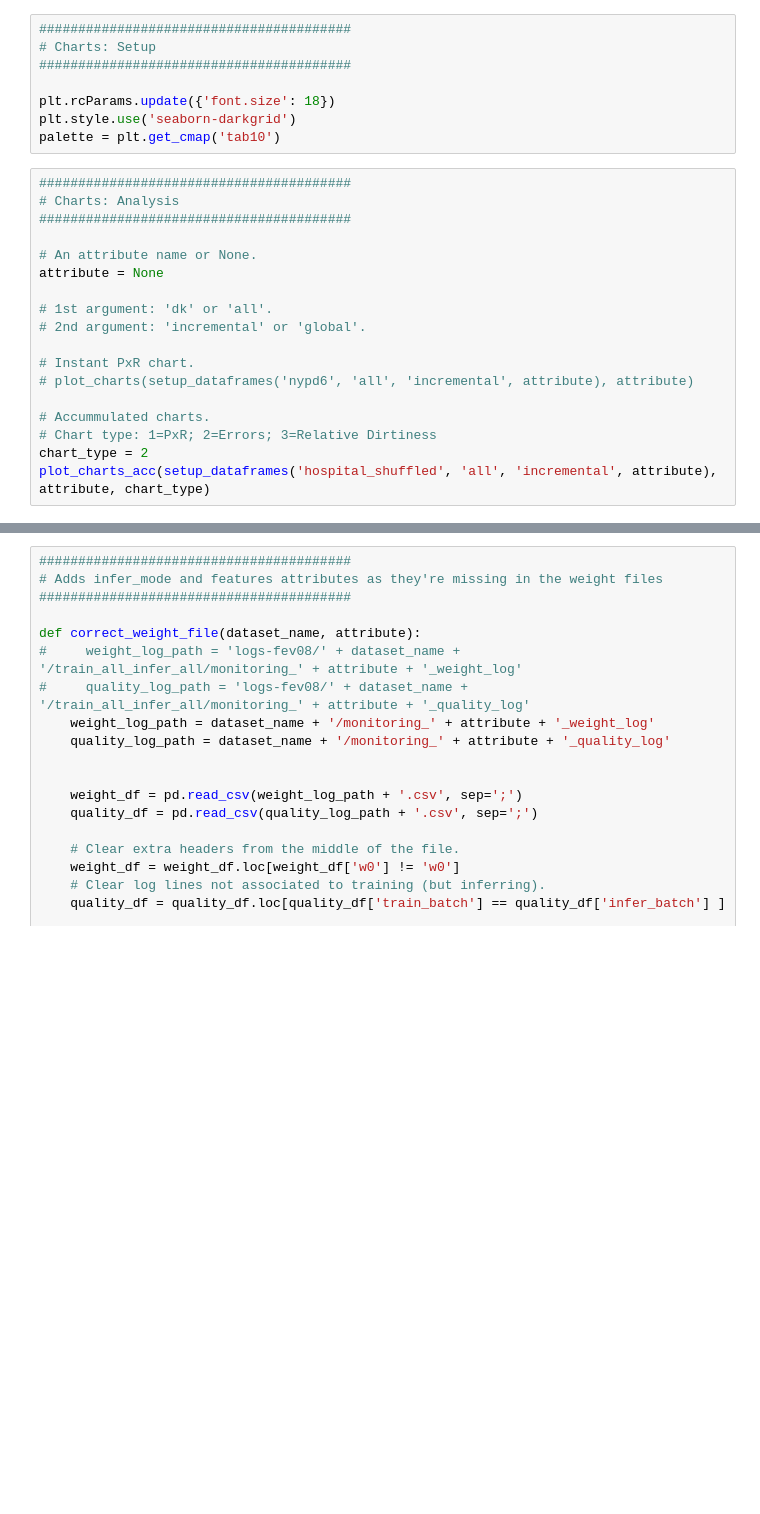
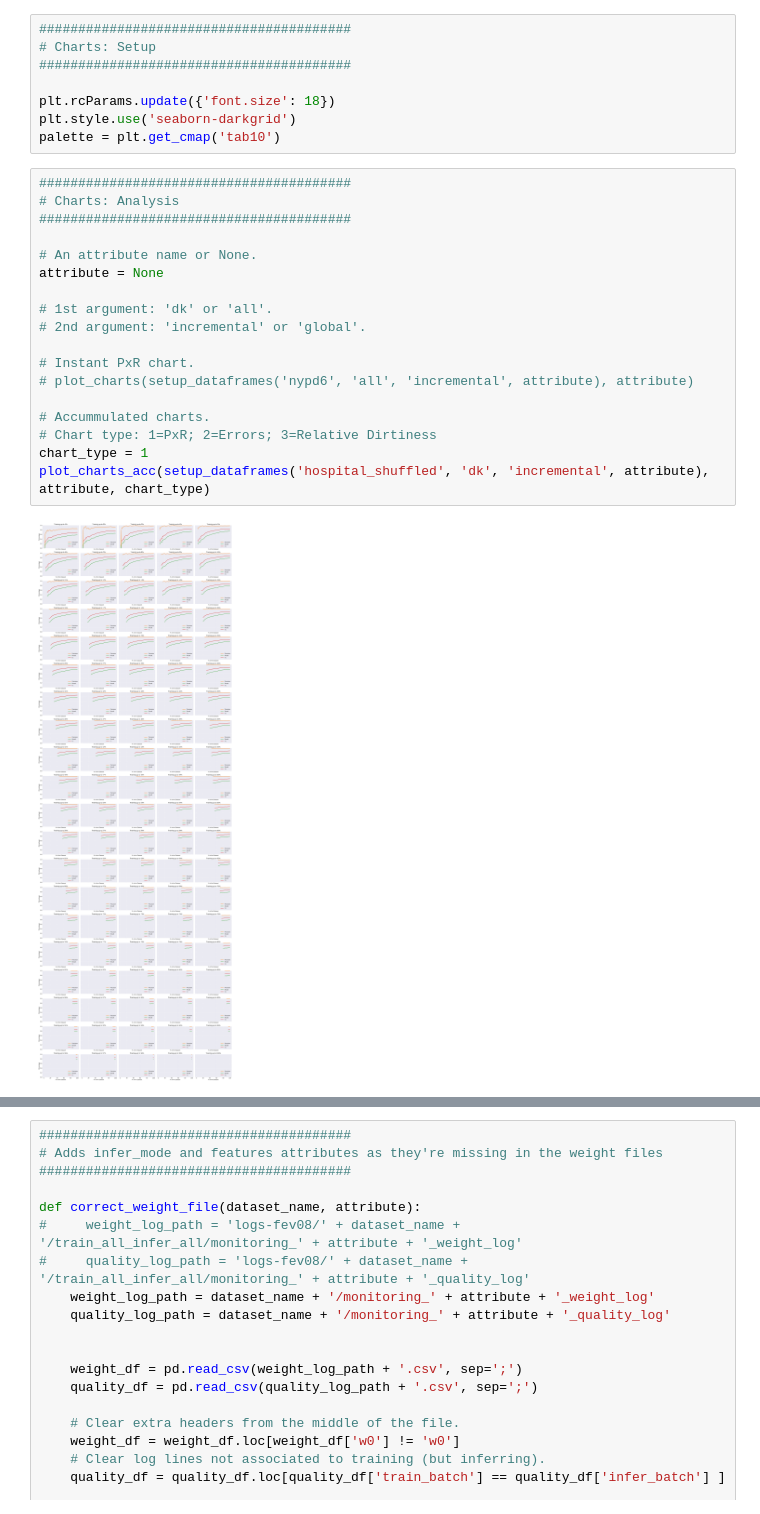
Before and after one commit to oliveiraph17/holoclean-incremental, a Jupyter notebook: experimental_results/quality_charts.ipynb, the cells around one changed output, grey strips where cells are left out. Cells and saved outputs as stored; diff of their text form; blank space fills up the shorter version.

```diff
--- a/experimental_results/quality_charts.ipynb
+++ b/experimental_results/quality_charts.ipynb
@@ -188,21 +188,23 @@ palette = plt.get_cmap('tab10')
 # %%
 ########################################
 # Charts: Analysis
 ########################################
 
 # An attribute name or None.
 attribute = None
 
 # 1st argument: 'dk' or 'all'.
 # 2nd argument: 'incremental' or 'global'.
 
 # Instant PxR chart.
 # plot_charts(setup_dataframes('nypd6', 'all', 'incremental', attribute), attribute)
 
 # Accummulated charts.
 # Chart type: 1=PxR; 2=Errors; 3=Relative Dirtiness
-chart_type = 2
-plot_charts_acc(setup_dataframes('hospital_shuffled', 'all', 'incremental', attribute), attribute, chart_type)
+chart_type = 1
+plot_charts_acc(setup_dataframes('hospital_shuffled', 'dk', 'incremental', attribute), attribute, chart_type)
+# %% [output]
+[figure, added]
 # %%
 dataset_name = 'hospital'
 df = pd.read_csv(dataset_name + '/monitoring_quality_log.csv', sep=';')
```
Also changed, not shown: parts of 8 cells of this notebook, 2 other files.
